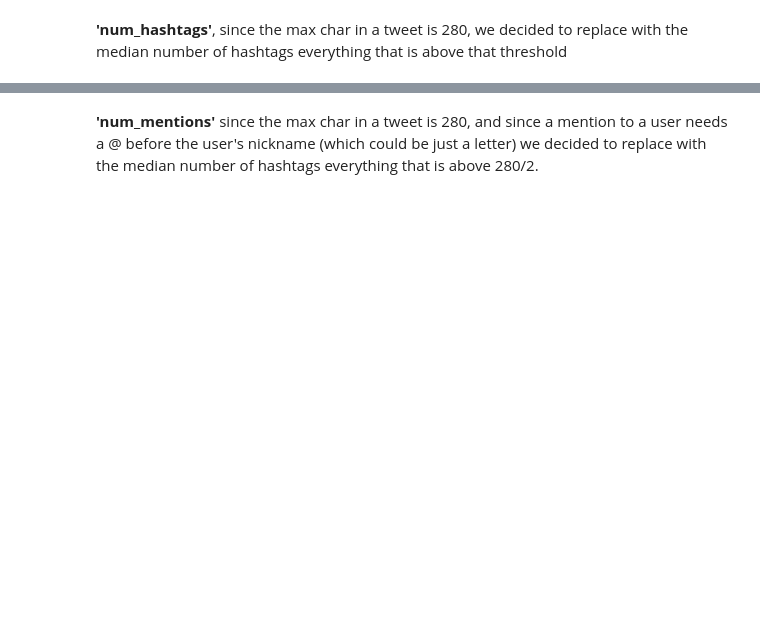
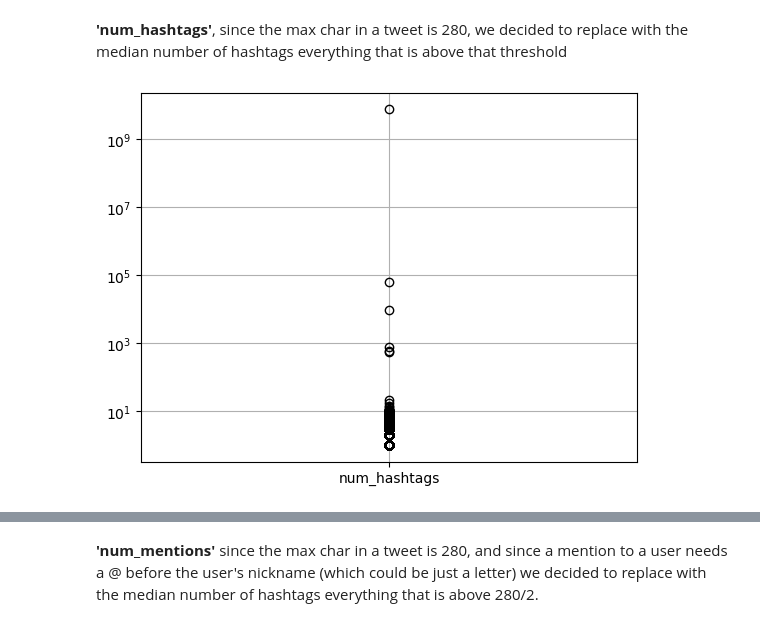
Before and after one commit to alessandrocubic/Unipi-Data-Mining-project-AY-22-23, a Jupyter notebook: data_understanding_ordered.ipynb, the cells around one changed output, grey strips where cells are left out. Cells and saved outputs as stored; diff of their text form; code cells hidden in the pictures; blank space fills up the shorter version.

```diff
--- a/data_understanding_ordered.ipynb
+++ b/data_understanding_ordered.ipynb
@@ -426,4 +420,10 @@ fig.subplots_adjust(wspace=0.3)
 # %% [markdown]
 **'num_hashtags'**, since the max char in a tweet is 280, we decided to replace with the median number of hashtags everything that is above that threshold
+# %%
+df_tweets_sample.boxplot(column="num_hashtags")
+plt.yscale("log")
+plt.show()
+# %% [output]
+[figure, added]
 # %%
 max_num_hashtags = 280
```
Also changed, not shown: parts of 22 cells of this notebook.
